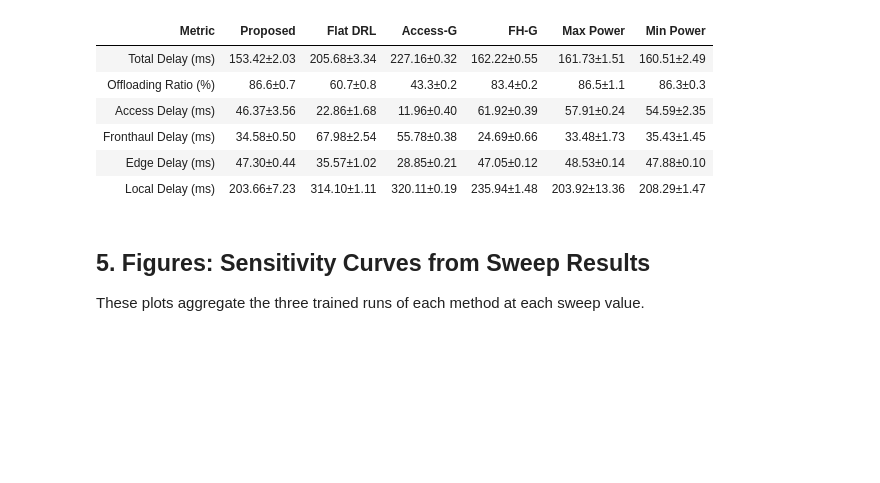
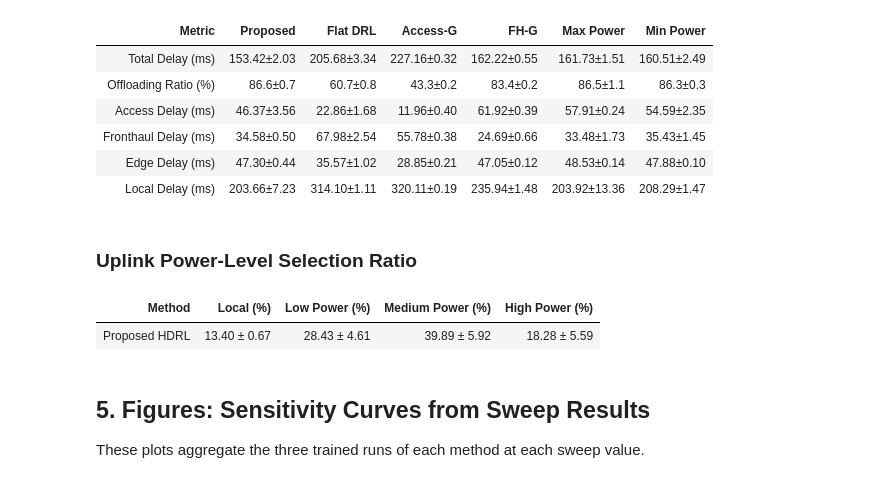
Before and after one commit to ethan6115/UCMEC, a Jupyter notebook: eval_experiments/notebooks/paper_results.ipynb, the cells around one changed output. Cells and saved outputs as stored; diff of their text form; code cells hidden in the pictures; blank space fills up the shorter version.

```diff
--- a/eval_experiments/notebooks/paper_results.ipynb
+++ b/eval_experiments/notebooks/paper_results.ipynb
@@ -314,6 +314,47 @@ display_result_table(main_result_table, main_columns)
 | Fronthaul Delay (ms) | 34.58±0.50 | 67.98±2.54 | 55.78±0.38 | 24.69±0.66 | 33.48±1.73 | 35.43±1.45 |
 | Edge Delay (ms) | 47.30±0.44 | 35.57±1.02 | 28.85±0.21 | 47.05±0.12 | 48.53±0.14 | 47.88±0.10 |
 | Local Delay (ms) | 203.66±7.23 | 314.10±1.11 | 320.11±0.19 | 235.94±1.48 | 203.92±13.36 | 208.29±1.47 |
+# %% [markdown]
+### Uplink Power-Level Selection Ratio
+# %%
+proposed_default_rows = dedupe_env_rows([
+    row
+    for row in sweep_summary_rows
+    if row["method"] == "Proposed_HDRL" and is_default_row(row)
+])
+
+power_ratios = np.asarray(
+    [row["power_dist_mean"] for row in proposed_default_rows],
+    dtype=float,
+) * 100
+
+power_labels = [
+    "Local (%)",
+    "Low Power (%)",
+    "Medium Power (%)",
+    "High Power (%)",
+]
+
+power_stats = [
+    mean_se(power_ratios[:, index])
+    for index in range(len(power_labels))
+]
+
+power_table = [{
+    "Method": "Proposed HDRL",
+    **{
+        label: f"{mean:.2f} ± {se:.2f}"
+        for label, (mean, se) in zip(power_labels, power_stats)
+    },
+}]
+
+display_result_table(
+    power_table,
+    ["Method", *power_labels],
+)
+# %% [output]
+| Method | Local (%) | Low Power (%) | Medium Power (%) | High Power (%) |
+| Proposed HDRL | 13.40 ± 0.67 | 28.43 ± 4.61 | 39.89 ± 5.92 | 18.28 ± 5.59 |
 # %% [markdown]
 ## 5. Figures: Sensitivity Curves from Sweep Results
 
```
Also changed, not shown: parts of 3 cells of this notebook, 6 other files.
